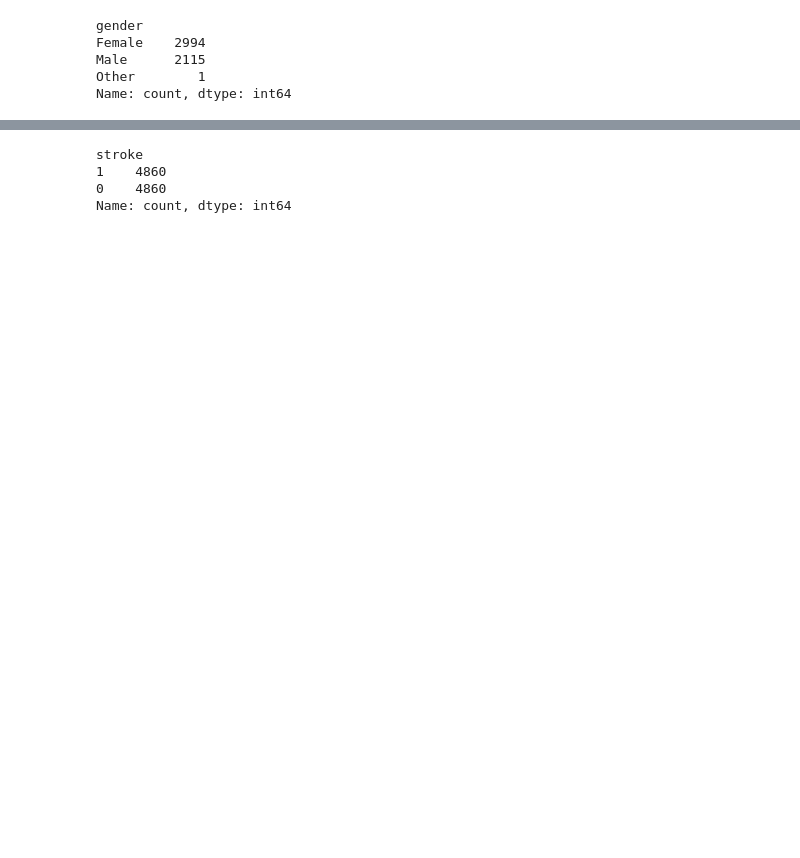
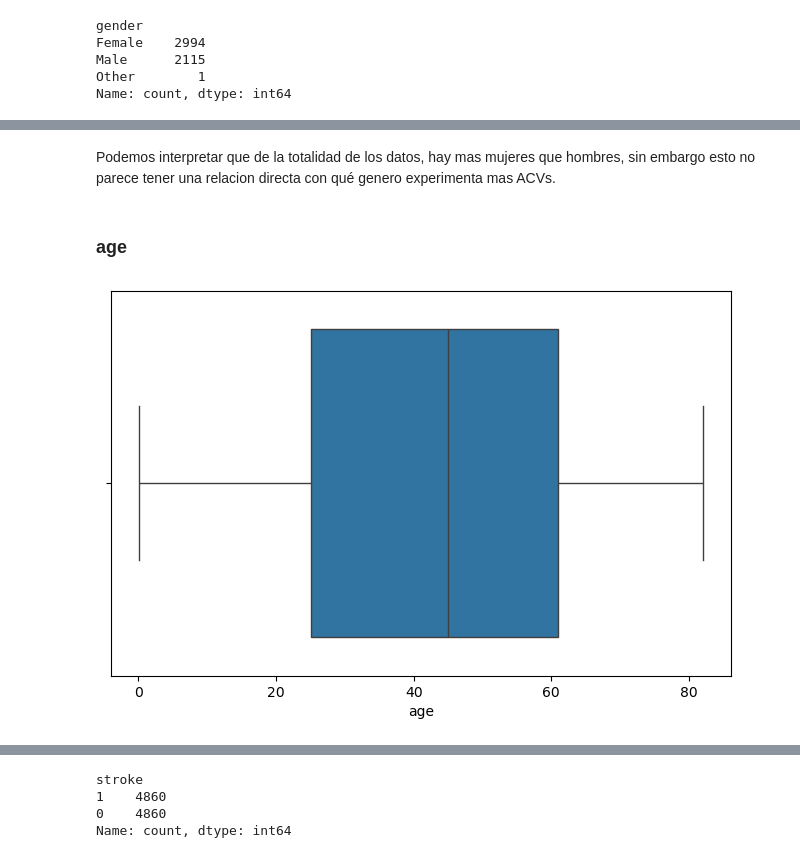
Before and after one commit to christophcharaf/AdM_tpfinal, a Jupyter notebook: notebook.ipynb, the cells around one changed output, grey strips where cells are left out. Saved outputs shown, nothing was run; the diff lists cells and outputs as text; code cells hidden in the pictures; blank space fills up the shorter version.

```diff
--- a/notebook.ipynb
+++ b/notebook.ipynb
@@ -199,0 +187,14 @@ sns.heatmap(corr,annot=True,mask = np.triu(np.ones_like(corr, dtype=bool)))
+# %% [markdown]
+Podemos interpretar que de la totalidad de los datos, hay mas mujeres que hombres, sin embargo esto no parece tener una relacion directa con qué genero experimenta mas ACVs.
+# %% [markdown]
+### age
+# %%
+plt.figure(figsize = (8,5))
+sns.boxplot(x = df.age)
+
+IQR = df.describe().loc['75%','age'] - df.describe().loc['25%','age']
+lower_limit = df.describe().loc['25%','age'] - 1.5*IQR
+higher_limit = df.describe().loc['75%','age'] + 1.5*IQR
+outliers = [val for val in df.age if (val < lower_limit or val > higher_limit)]
+# %% [output]
+[figure, added]
```
Also changed, not shown: parts of 128 cells of this notebook.
